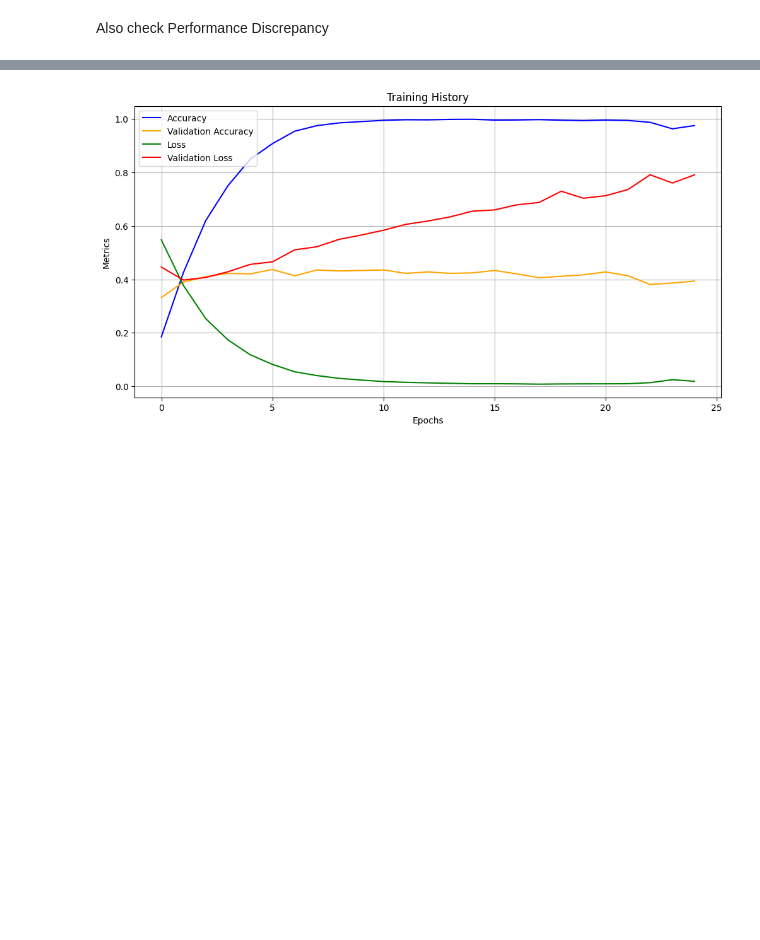
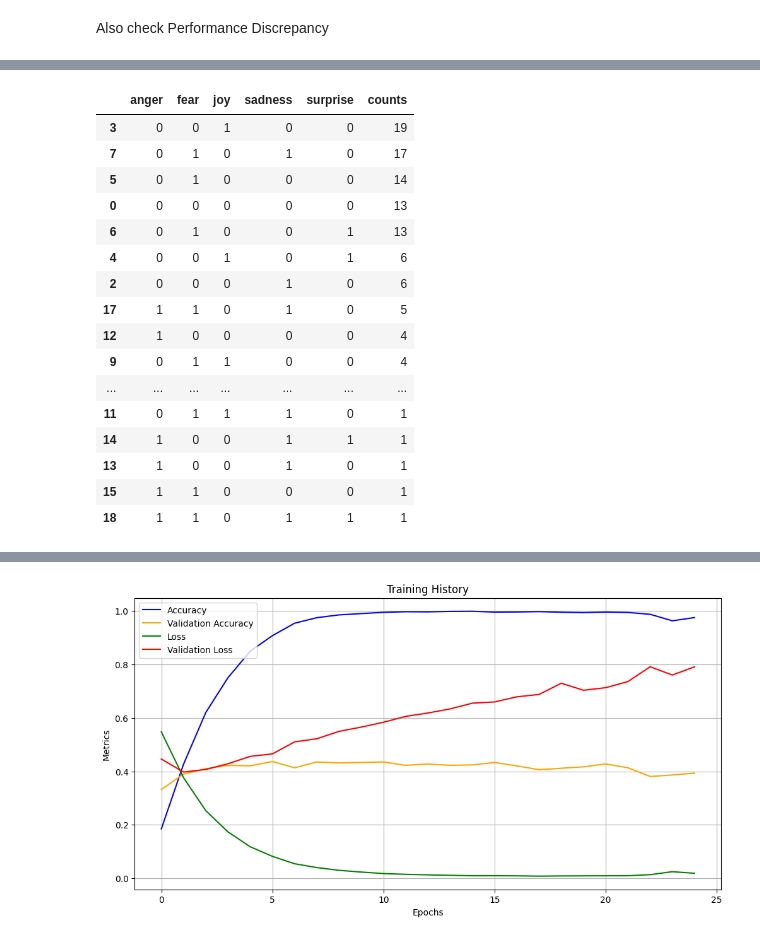
Before and after one commit to niklasbaun/EmoClassifier, a Jupyter notebook: Classifier/Getting familiar.ipynb, the cells around one changed output, grey strips where cells are left out. Cells and saved outputs as stored; diff of their text form; code cells hidden in the pictures; blank space fills up the shorter version.

```diff
--- a/Classifier/Getting familiar.ipynb
+++ b/Classifier/Getting familiar.ipynb
@@ -329,3 +358,23 @@ predictions_train.groupby(['predicted_anger', 'predicted_fear', 'predicted_joy',
+# %%
+real_test.groupby(['anger', 'fear', 'joy', 'sadness', 'surprise']).size().reset_index(name='counts').sort_values(by='counts', ascending=False)
+# %% [output]
+|  | anger | fear | joy | sadness | surprise | counts |
+| 3 | 0 | 0 | 1 | 0 | 0 | 19 |
+| 7 | 0 | 1 | 0 | 1 | 0 | 17 |
+| 5 | 0 | 1 | 0 | 0 | 0 | 14 |
+| 0 | 0 | 0 | 0 | 0 | 0 | 13 |
+| 6 | 0 | 1 | 0 | 0 | 1 | 13 |
+| 4 | 0 | 0 | 1 | 0 | 1 | 6 |
+| 2 | 0 | 0 | 0 | 1 | 0 | 6 |
+| 17 | 1 | 1 | 0 | 1 | 0 | 5 |
+| 12 | 1 | 0 | 0 | 0 | 0 | 4 |
+| 9 | 0 | 1 | 1 | 0 | 0 | 4 |
+| ... | ... | ... | ... | ... | ... | ... |
+| 11 | 0 | 1 | 1 | 1 | 0 | 1 |
+| 14 | 1 | 0 | 0 | 1 | 1 | 1 |
+| 13 | 1 | 0 | 0 | 1 | 0 | 1 |
+| 15 | 1 | 1 | 0 | 0 | 0 | 1 |
+| 18 | 1 | 1 | 0 | 1 | 1 | 1 |
 # %%
 # UMAP comparison of train and test data
 import umap
```
Also changed, not shown: parts of 13 cells of this notebook, 12 other files.
